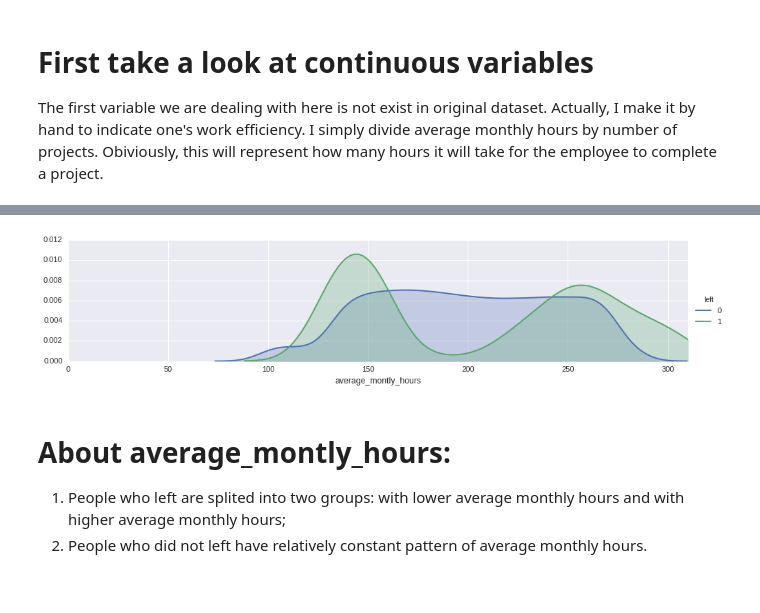
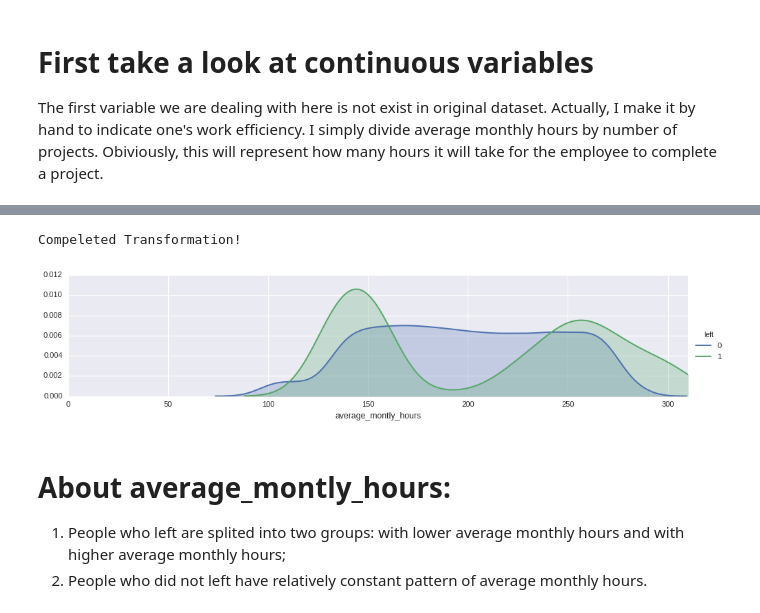
Before and after one commit to Z-Yang-328/Human-Resources-Analysis, a Jupyter notebook: Analysis/Basic Exploration.ipynb, the cells around one changed output, grey strips where cells are left out. Saved outputs shown, nothing was run; the diff lists cells and outputs as text; code cells hidden in the pictures.

```diff
--- a/Analysis/Basic Exploration.ipynb
+++ b/Analysis/Basic Exploration.ipynb
@@ -143,8 +176,3 @@ data[['avg_hour_project_range', 'left']].groupby(['avg_hour_project_range']).mea
 | (16.0278, 62.444] | 0.186359 |
 | (62.444, 108.722] | 0.340725 |
 | (108.722, 155] | 0.098940 |
-# %%
-data.loc[data['avg_hour_project'] <= 62.444, 'avg_hour_project'] = 0
-data.loc[(data['avg_hour_project'] > 62.444) & (data['avg_hour_project'] <= 108.722), 'avg_hour_project'] = 1
-data.loc[(data['avg_hour_project'] > 108.722) & (data['avg_hour_project'] <= 155), 'avg_hour_project'] = 2
-data.drop(['avg_hour_project_range'], axis = 1, inplace = True)
@@ -161,12 +179,11 @@ data.drop(dropdata.index, inplace = True)
-# %%
-#average_monthly_hours
-#draw its density function
-g = sns.FacetGrid(data, hue="left",aspect=4)
-g.map(sns.kdeplot,'average_montly_hours',shade= True);
-g.set(xlim=(0, data['average_montly_hours'].max()));
-g.add_legend();
-# %% [output]
-[figure, removed]
+# %%
+categorize(data, 'avg_hour_project', 62.444, 108.722, 155)
+# %% [output]
+Compeleted Transformation!
+# %%
+kdeplot(data, 'average_montly_hours')
+# %% [output]
+[figure, added]
 # %% [markdown]
 # About average_montly_hours:
   1. People who left are splited into two groups: with lower average monthly hours and with higher average monthly hours;
```
Also changed, not shown: parts of 40 cells of this notebook.
